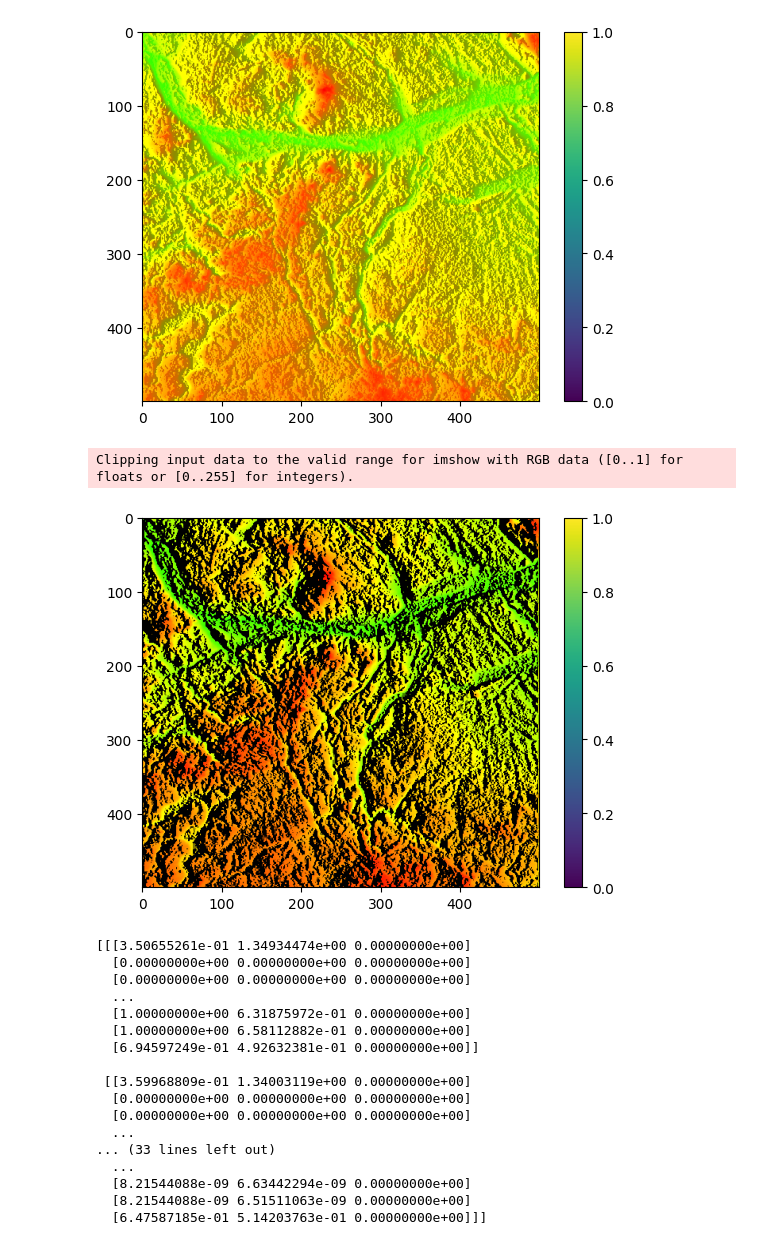
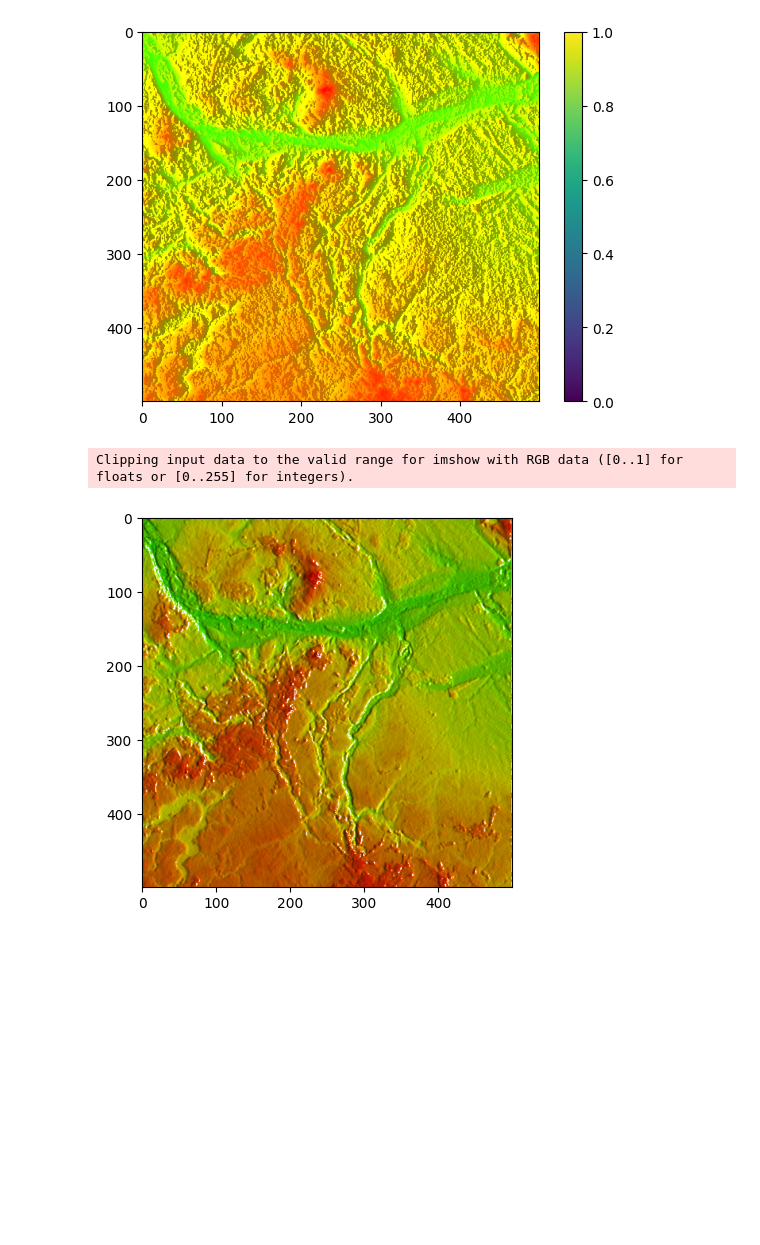
Before and after one commit to AleksandraGorska02/kck, a Jupyter notebook: zadanie_2_2/mapa2.ipynb, the cells around one changed output. Drawn from its saved outputs; the diff is of its cells as text; code cells hidden in the pictures; blank space fills up the shorter version.

```diff
--- a/zadanie_2_2/mapa2.ipynb
+++ b/zadanie_2_2/mapa2.ipynb
@@ -13,7 +13,7 @@ with open(filename, 'r') as f:
     lines = [[float(value) for value in line] for line in lines]
 
 dane=lines[0]
-
+dane[2] = dane[2] / 1000
 
 lines = lines[1:]
 # %%
@@ -57,7 +57,9 @@ Clipping input data to the valid range for imshow with RGB data ([0..1] for floa
 [figure]
 # %%
 def niech_stanie_sie_swiatlosc(angle):
-    return 1-abs(angle/180)
+    if abs(angle)<5:
+        return 1
+    return 1-abs(angle/90)*0.8
 # %%
 plt.imshow(img, aspect='auto')
 plt.colorbar()
@@ -65,51 +67,34 @@ plt.show()
 # %% [output]
 Clipping input data to the valid range for imshow with RGB data ([0..1] for floats or [0..255] for integers).
 [figure]
-# %%
-s=[-1,0]
-dane[2]=dane[2]/100
 # %%
 img2=img.copy()
+s=[-0.5*sqrt(2),0.5]
 for i in range(int(dane[0])):
     for j in range(int(dane[1])):
        if j>0 and j<dane[1]-1:
            p1=[0,lines[i][j-1]]
            p3=[dane[2]*2,lines[i][j+1]]
            a=(p3[1]-p1[1])/(dane[2]*2)
            b=p1[1]
            v=[a,-1]
-           v=v/np.linalg.norm(v)
+           #v=v/np.linalg.norm(v)
            vlength=sqrt(v[0]**2+v[1]**2)
            slength=sqrt(s[0]**2+s[1]**2)
            cos=(np.dot(v,s))/(vlength*slength)
            angle=np.arccos(cos)
            angle=angle*180/np.pi
+           #print(abs(angle-90))
            temp= [img2[i, j][0], img2[i, j][1], img2[i, j][2]]
            temp=list(colorsys.rgb_to_hsv(temp[0], temp[1], temp[2]))
-           temp[2]=niech_stanie_sie_swiatlosc(angle)
+           temp[2]=niech_stanie_sie_swiatlosc(angle-90)
+           if abs(angle-90)<5:
+               temp[1]=0
+
            img2[i, j]=colorsys.hsv_to_rgb(temp[0], temp[1], temp[2])
-plt.imshow(img2, aspect='auto')
-plt.colorbar()
+plt.imshow(img2)
+
 plt.show()
-
-print(img2)
 # %% [output]
 Clipping input data to the valid range for imshow with RGB data ([0..1] for floats or [0..255] for integers).
-[figure, old version]
+[figure, new version]
-[[[3.50655261e-01 1.34934474e+00 0.00000000e+00]
-  [0.00000000e+00 0.00000000e+00 0.00000000e+00]
-  [0.00000000e+00 0.00000000e+00 0.00000000e+00]
-  ...
-  [1.00000000e+00 6.31875972e-01 0.00000000e+00]
-  [1.00000000e+00 6.58112882e-01 0.00000000e+00]
-  [6.94597249e-01 4.92632381e-01 0.00000000e+00]]
-
- [[3.59968809e-01 1.34003119e+00 0.00000000e+00]
-  [0.00000000e+00 0.00000000e+00 0.00000000e+00]
-  [0.00000000e+00 0.00000000e+00 0.00000000e+00]
-  ...
-... (33 lines left out)
-  ...
-  [8.21544088e-09 6.63442294e-09 0.00000000e+00]
-  [8.21544088e-09 6.51511063e-09 0.00000000e+00]
-  [6.47587185e-01 5.14203763e-01 0.00000000e+00]]]
```
